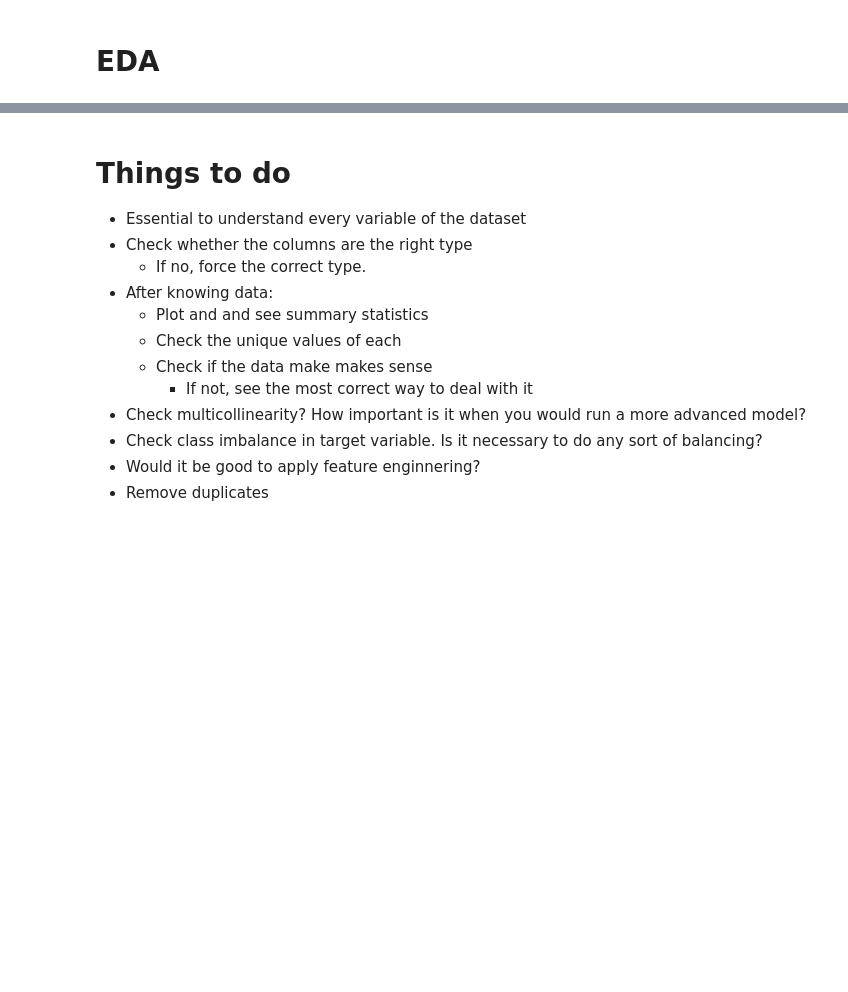
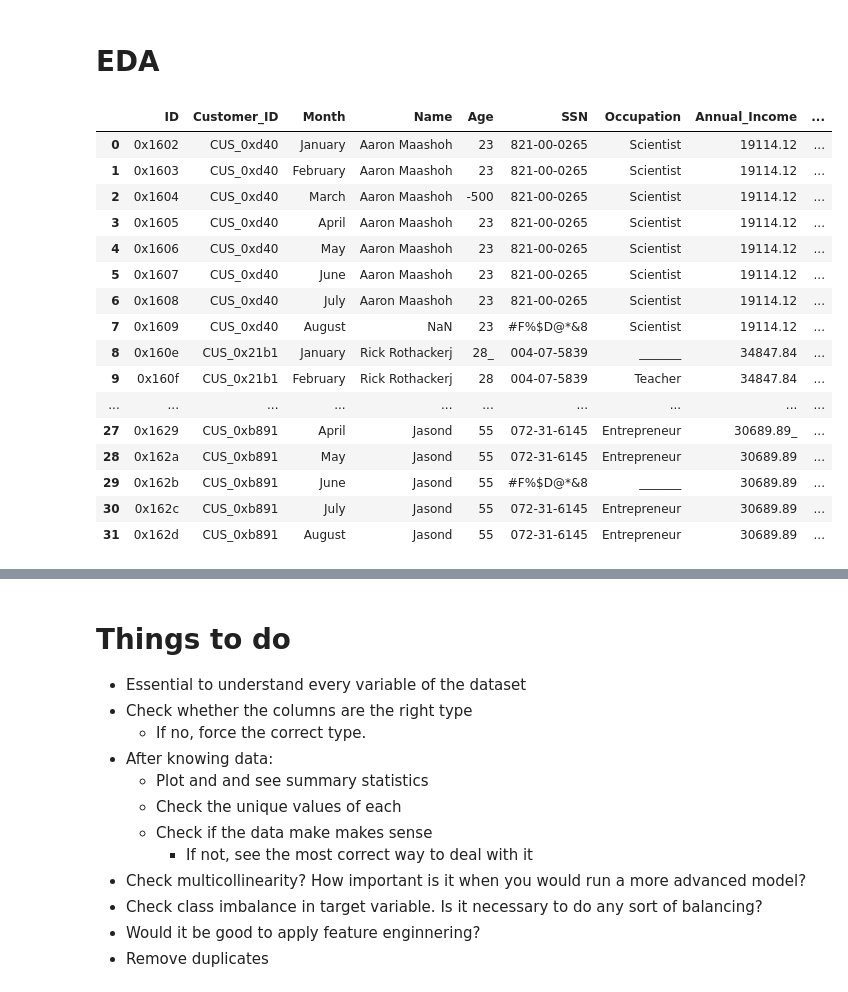
Before and after one commit to desousaluis00/group-project, a Jupyter notebook: groupProject.ipynb, the cells around one changed output, grey strips where cells are left out. Cells and saved outputs as stored; diff of their text form; code cells hidden in the pictures; blank space fills up the shorter version.

```diff
--- a/groupProject.ipynb
+++ b/groupProject.ipynb
@@ -8,0 +24,21 @@ dataset = pd.read_excel("pr11_credit_scores.xlsx")
+# %%
+pd.set_option('display.max_columns', None)
+dataset.head(32)
+# %% [output]
+|  | ID | Customer_ID | Month | Name | Age | SSN | Occupation | Annual_Income | ... |
+| 0 | 0x1602 | CUS_0xd40 | January | Aaron Maashoh | 23 | 821-00-0265 | Scientist | 19114.12 | ... |
+| 1 | 0x1603 | CUS_0xd40 | February | Aaron Maashoh | 23 | 821-00-0265 | Scientist | 19114.12 | ... |
+| 2 | 0x1604 | CUS_0xd40 | March | Aaron Maashoh | -500 | 821-00-0265 | Scientist | 19114.12 | ... |
+| 3 | 0x1605 | CUS_0xd40 | April | Aaron Maashoh | 23 | 821-00-0265 | Scientist | 19114.12 | ... |
+| 4 | 0x1606 | CUS_0xd40 | May | Aaron Maashoh | 23 | 821-00-0265 | Scientist | 19114.12 | ... |
+| 5 | 0x1607 | CUS_0xd40 | June | Aaron Maashoh | 23 | 821-00-0265 | Scientist | 19114.12 | ... |
+| 6 | 0x1608 | CUS_0xd40 | July | Aaron Maashoh | 23 | 821-00-0265 | Scientist | 19114.12 | ... |
+| 7 | 0x1609 | CUS_0xd40 | August | NaN | 23 | #F%$D@*&8 | Scientist | 19114.12 | ... |
+| 8 | 0x160e | CUS_0x21b1 | January | Rick Rothackerj | 28_ | 004-07-5839 | _______ | 34847.84 | ... |
+| 9 | 0x160f | CUS_0x21b1 | February | Rick Rothackerj | 28 | 004-07-5839 | Teacher | 34847.84 | ... |
+| ... | ... | ... | ... | ... | ... | ... | ... | ... | ... |
+| 27 | 0x1629 | CUS_0xb891 | April | Jasond | 55 | 072-31-6145 | Entrepreneur | 30689.89_ | ... |
+| 28 | 0x162a | CUS_0xb891 | May | Jasond | 55 | 072-31-6145 | Entrepreneur | 30689.89 | ... |
+| 29 | 0x162b | CUS_0xb891 | June | Jasond | 55 | #F%$D@*&8 | _______ | 30689.89 | ... |
+| 30 | 0x162c | CUS_0xb891 | July | Jasond | 55 | 072-31-6145 | Entrepreneur | 30689.89 | ... |
+| 31 | 0x162d | CUS_0xb891 | August | Jasond | 55 | 072-31-6145 | Entrepreneur | 30689.89 | ... |
```
Also changed, not shown: parts of 11 cells of this notebook.
